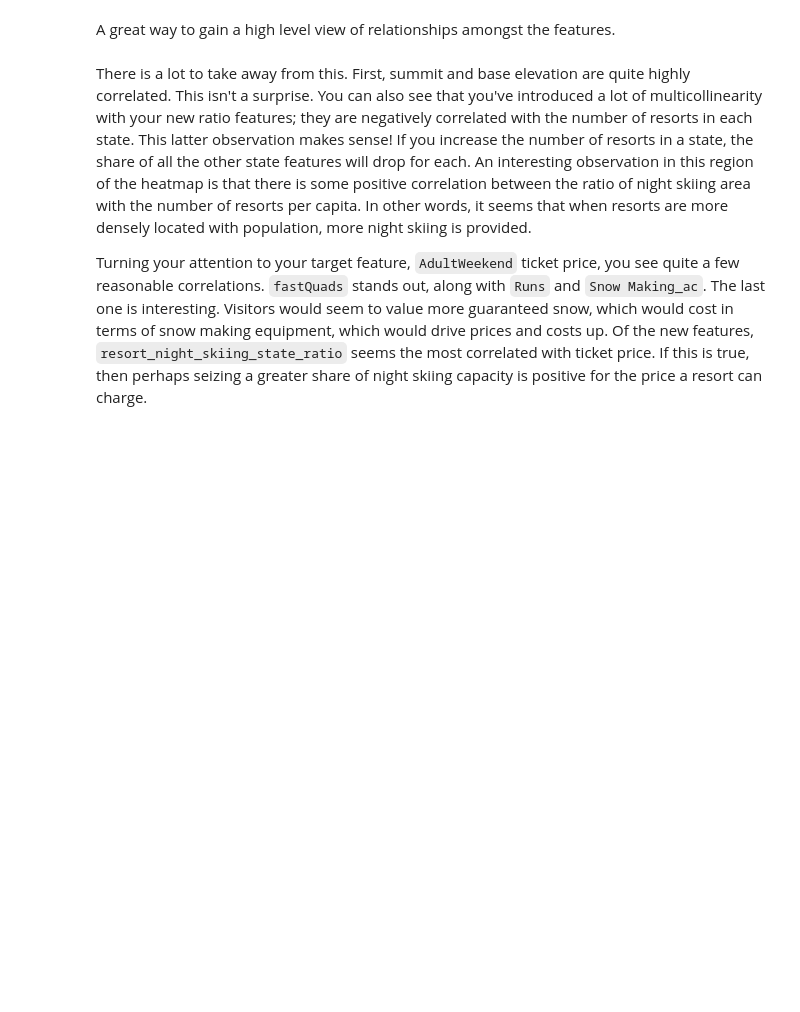
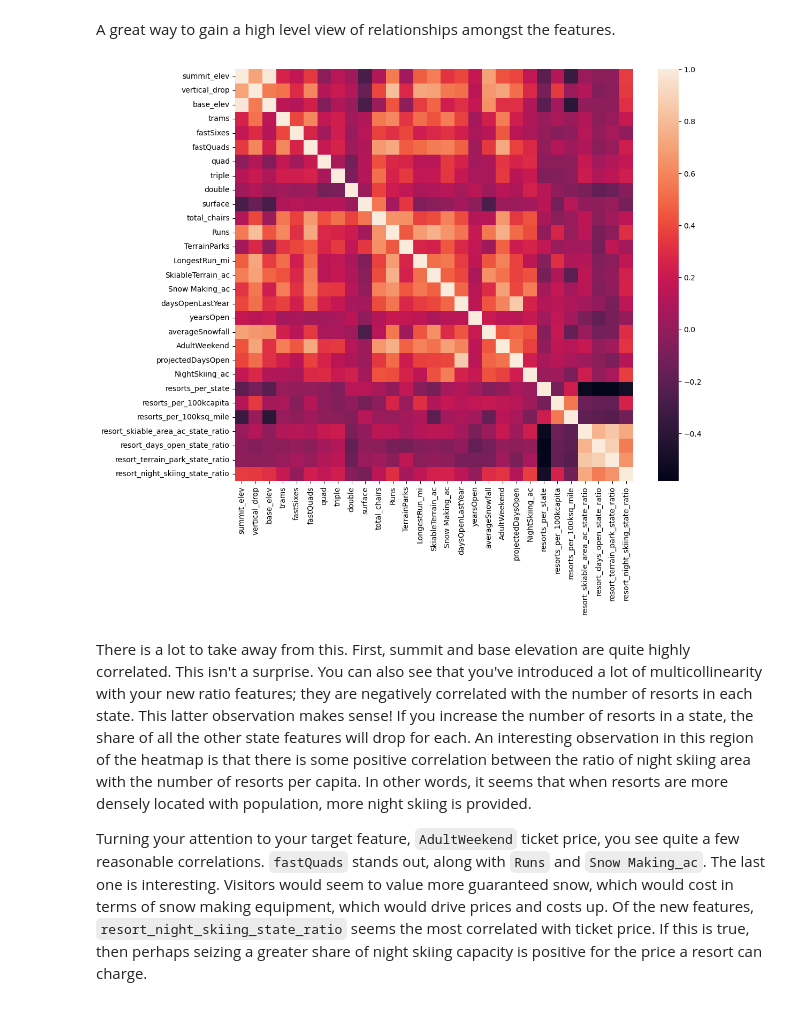
Before and after one commit to solidsnoke/DataScienceGuidedCapstone, a Jupyter notebook: Notebooks/03_exploratory_data_analysis.ipynb, the cells around one changed output. Drawn from its saved outputs; the diff is of its cells as text; code cells hidden in the pictures; blank space fills up the shorter version.

```diff
--- a/Notebooks/03_exploratory_data_analysis.ipynb
+++ b/Notebooks/03_exploratory_data_analysis.ipynb
@@ -693,9 +771,15 @@ A great way to gain a high level view of relationships amongst the features.
 # %%
 #Code task 12#
 #Show a seaborn heatmap of correlations in ski_data
 #Hint: call pandas' `corr()` method on `ski_data` and pass that into `sns.heatmap`
-plt.subplots(figsize=(12,10))
-sns.heatmap(ski_data.corr());
+# Select only numeric columns first
+numeric_data = ski_data.select_dtypes(include='number')
+
+# Now compute correlations and plot heatmap
+plt.subplots(figsize=(12, 10))
+sns.heatmap(numeric_data.corr());
+# %% [output]
+[figure, added]
 # %% [markdown]
 There is a lot to take away from this. First, summit and base elevation are quite highly correlated. This isn't a surprise. You can also see that you've introduced a lot of multicollinearity with your new ratio features; they are negatively correlated with the number of resorts in each state. This latter observation makes sense! If you increase the number of resorts in a state, the share of all the other state features will drop for each. An interesting observation in this region of the heatmap is that there is some positive correlation between the ratio of night skiing area with the number of resorts per capita. In other words, it seems that when resorts are more densely located with population, more night skiing is provided.
 
```
Also changed, not shown: parts of 26 cells of this notebook, 11 other files.
